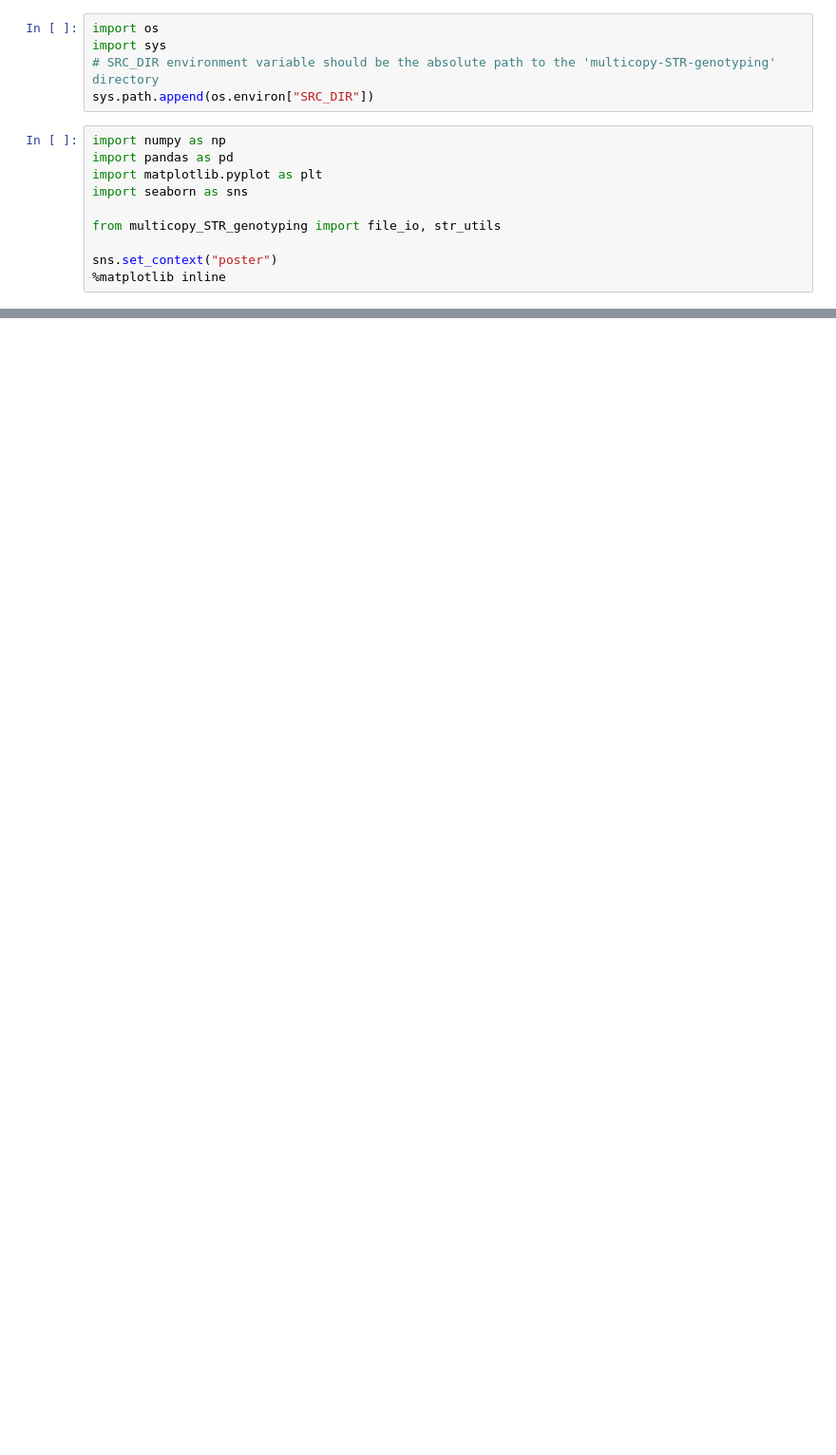
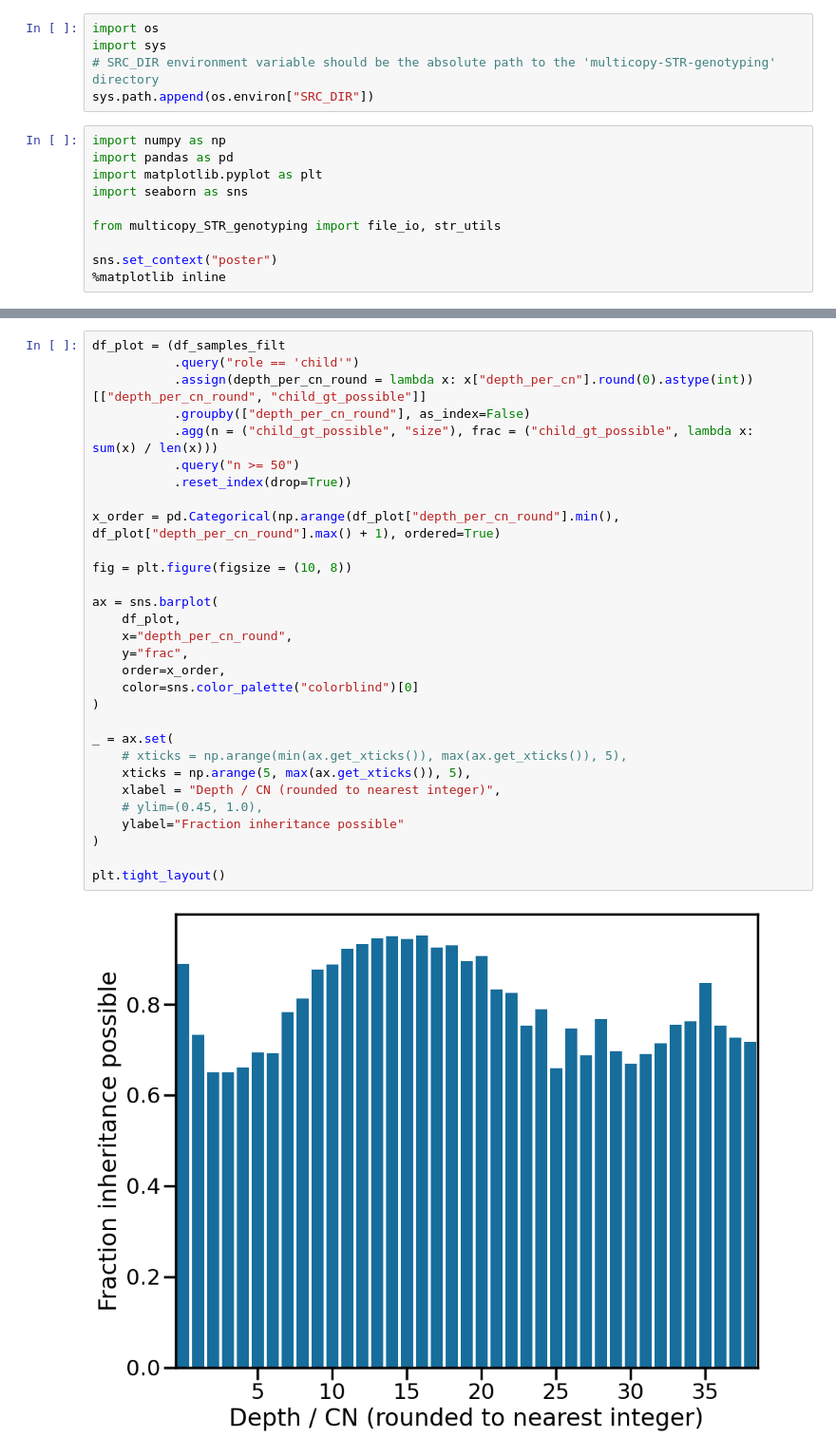
Before and after one commit to acg-team/ConSTRain-analyses, a Jupyter notebook: analyses/1000Genomes/2024-04-17_analyse_family_trios.ipynb, the cells around one changed output, grey strips where cells are left out. Shown at 95% size. Drawn from its saved outputs; the diff is of its cells as text; blank space fills up the shorter version.

```diff
--- a/analyses/1000Genomes/2024-04-17_analyse_family_trios.ipynb
+++ b/analyses/1000Genomes/2024-04-17_analyse_family_trios.ipynb
@@ -37,0 +380,32 @@ from cyvcf2 import VCF
+# %%
+df_plot = (df_samples_filt
+           .query("role == 'child'")
+           .assign(depth_per_cn_round = lambda x: x["depth_per_cn"].round(0).astype(int))[["depth_per_cn_round", "child_gt_possible"]]
+           .groupby(["depth_per_cn_round"], as_index=False)
+           .agg(n = ("child_gt_possible", "size"), frac = ("child_gt_possible", lambda x: sum(x) / len(x)))
+           .query("n >= 50")
+           .reset_index(drop=True))
+
+x_order = pd.Categorical(np.arange(df_plot["depth_per_cn_round"].min(), df_plot["depth_per_cn_round"].max() + 1), ordered=True)
+
+fig = plt.figure(figsize = (10, 8))
+
+ax = sns.barplot(
+    df_plot,
+    x="depth_per_cn_round",
+    y="frac",
+    order=x_order,
+    color=sns.color_palette("colorblind")[0]
+)
+
+_ = ax.set(
+    # xticks = np.arange(min(ax.get_xticks()), max(ax.get_xticks()), 5),
+    xticks = np.arange(5, max(ax.get_xticks()), 5),
+    xlabel = "Depth / CN (rounded to nearest integer)",
+    # ylim=(0.45, 1.0),
+    ylabel="Fraction inheritance possible"
+)
+
+plt.tight_layout()
+# %% [output]
+[figure, added]
```
Also changed, not shown: parts of 25 cells of this notebook, 4 other files.
